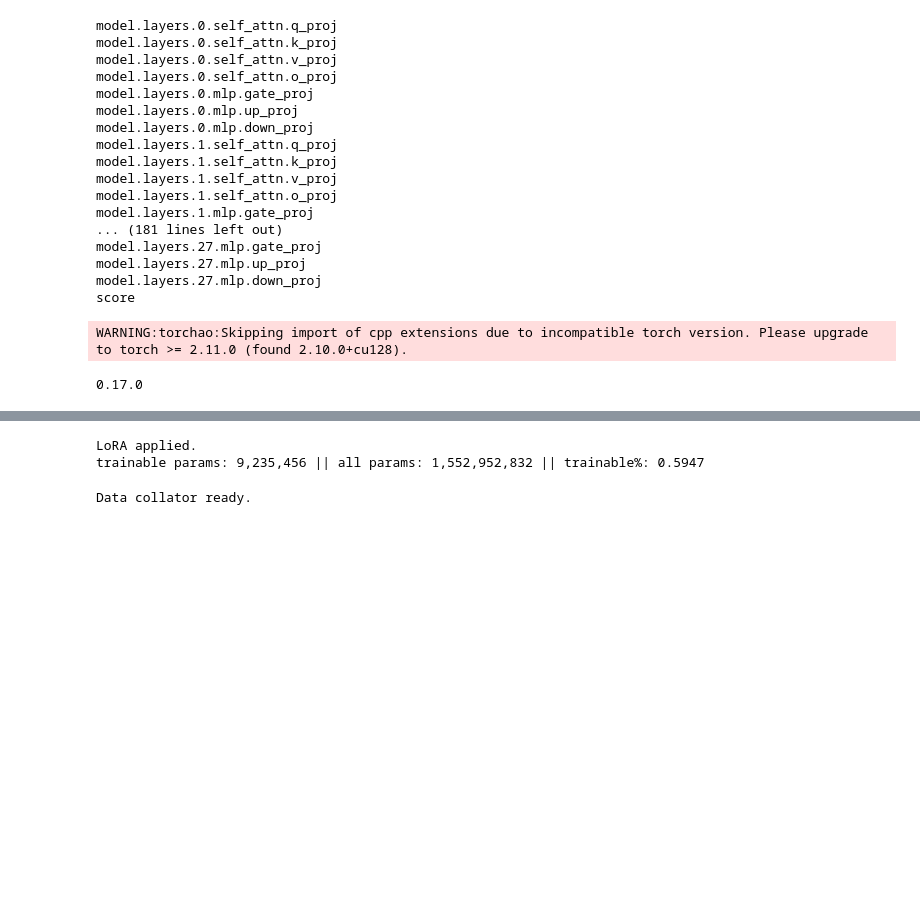
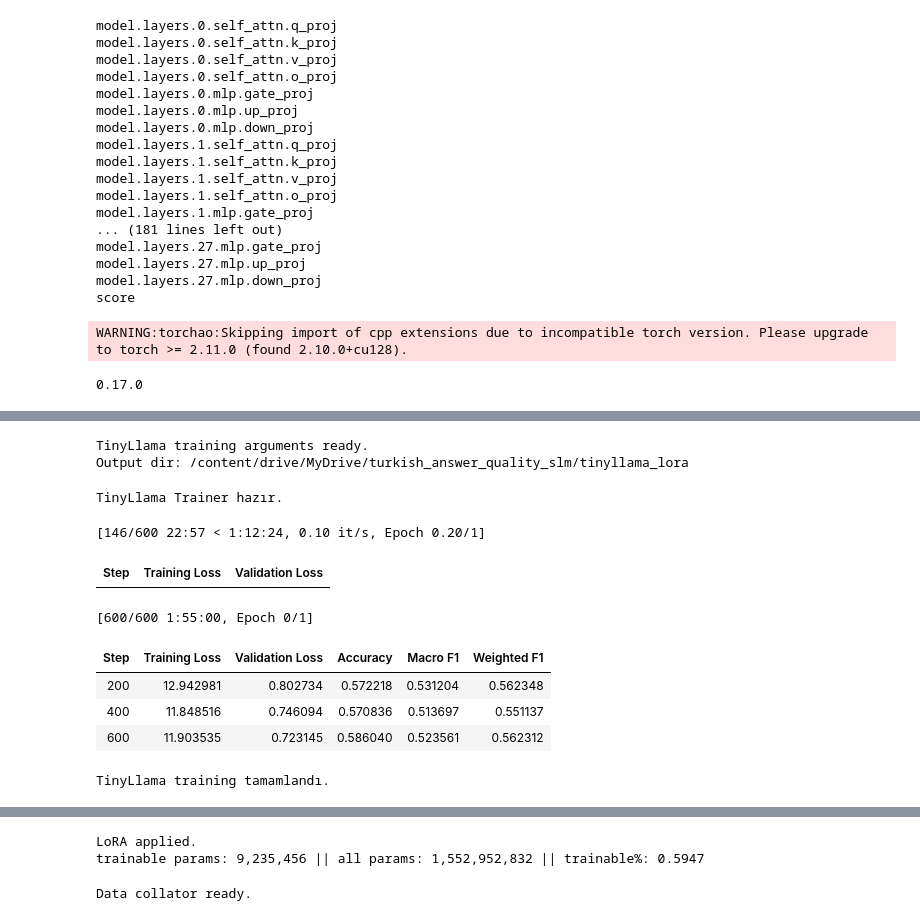
Before and after one commit to gencnis/turkish-answer-quality-slm, a Jupyter notebook: notebooks/10_finetune_tinyllama.ipynb, the cells around one changed output, grey strips where cells are left out. Saved outputs shown, nothing was run; the diff lists cells and outputs as text; code cells hidden in the pictures; blank space fills up the shorter version.

```diff
--- a/notebooks/10_finetune_tinyllama.ipynb
+++ b/notebooks/10_finetune_tinyllama.ipynb
@@ -248,0 +495,80 @@ WARNING:torchao:Skipping import of cpp extensions due to incompatible torch vers
+# %%
+training_args = TrainingArguments(
+    output_dir=output_dir,
+
+    max_steps=600,
+    learning_rate=2e-5,
+
+    per_device_train_batch_size=1,
+    per_device_eval_batch_size=1,
+    gradient_accumulation_steps=16,
+
+    eval_strategy="steps",
+    save_strategy="steps",
+    eval_steps=200,
+    save_steps=200,
+    logging_strategy="steps",
+    logging_steps=50,
+
+    load_best_model_at_end=True,
+    metric_for_best_model="macro_f1",
+    greater_is_better=True,
+
+    fp16=False,
+    bf16=False,
+    report_to="none",
+
+    save_total_limit=3
+)
+
+print("TinyLlama training arguments ready.")
+print("Output dir:", output_dir)
+# %% [output]
+TinyLlama training arguments ready.
+Output dir: /content/drive/MyDrive/turkish_answer_quality_slm/tinyllama_lora
+# %%
+import sys
+import datasets.config
+
+# SmolLM2'de aldığımız torchvision hatasını baştan engelleyelim
+datasets.config.TORCHVISION_AVAILABLE = False
+
+for module_name in list(sys.modules.keys()):
+    if module_name.startswith("torchvision"):
+        del sys.modules[module_name]
+
+data_collator = DataCollatorWithPadding(tokenizer=tokenizer)
+
+trainer = Trainer(
+    model=model,
+    args=training_args,
+    train_dataset=tokenized_train,
+    eval_dataset=tokenized_validation,
+    data_collator=data_collator,
+    compute_metrics=compute_metrics
+)
+
+print("TinyLlama Trainer hazır.")
+# %% [output]
+TinyLlama Trainer hazır.
+# %%
+import gc
+import torch
+
+gc.collect()
+torch.cuda.empty_cache()
+
+model.config.use_cache = False
+
+train_result = trainer.train()
+
+print("TinyLlama training tamamlandı.")
+# %% [output]
+[146/600 22:57 < 1:12:24, 0.10 it/s, Epoch 0.20/1]
+| Step | Training Loss | Validation Loss |
+[600/600 1:55:00, Epoch 0/1]
+| Step | Training Loss | Validation Loss | Accuracy | Macro F1 | Weighted F1 |
+| 200 | 12.942981 | 0.802734 | 0.572218 | 0.531204 | 0.562348 |
+| 400 | 11.848516 | 0.746094 | 0.570836 | 0.513697 | 0.551137 |
+| 600 | 11.903535 | 0.723145 | 0.586040 | 0.523561 | 0.562312 |
+TinyLlama training tamamlandı.
```
Also changed, not shown: parts of 26 cells of this notebook, 2 other files.
